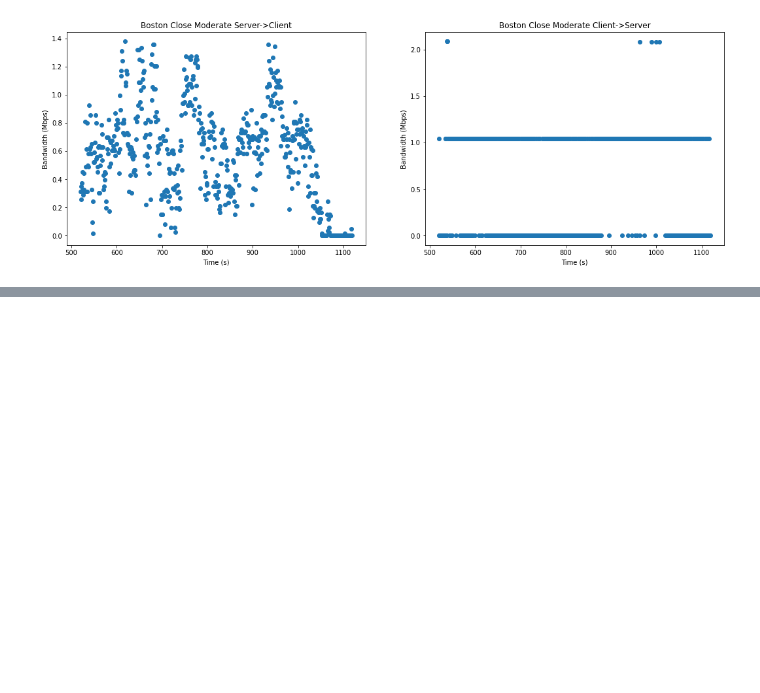
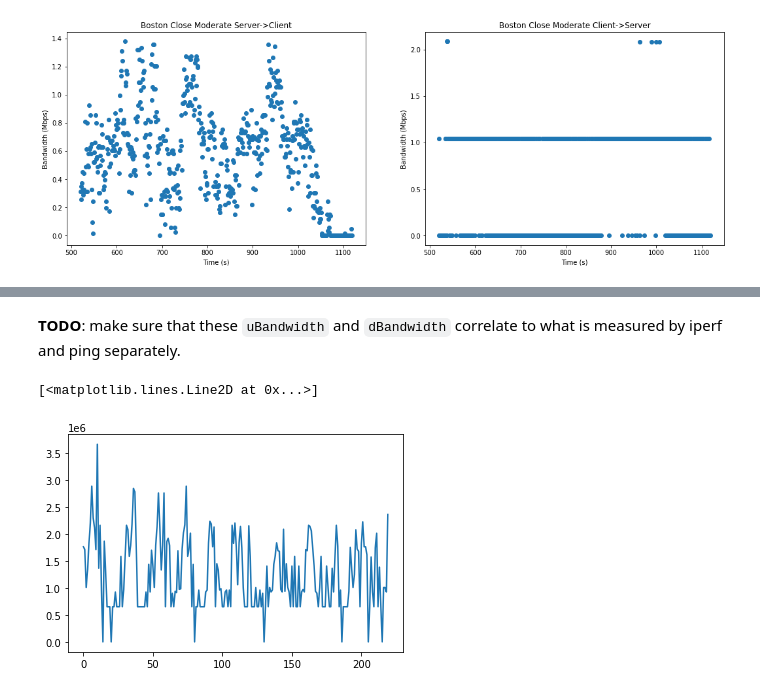
Before and after one commit to nislab/gensync, a Jupyter notebook: run/analysis.ipynb, the cells around one changed output, grey strips where cells are left out. Drawn from its saved outputs; the diff is of its cells as text; code cells hidden in the pictures; blank space fills up the shorter version.

```diff
--- a/run/analysis.ipynb
+++ b/run/analysis.ipynb
@@ -914,0 +917,3 @@ plot_bdw_mailinglist(b_1033_sc, b_1033_cs, "Boston Close Moderate")
+# %%
+iperf_1026_dbg = ca.parse(get_net_path('debug/gensync_026003316_1026.csv'), summarize=True)
+iperf_1026_dbg
@@ -914,0 +934,7 @@ plot_bdw_mailinglist(b_1033_sc, b_1033_cs, "Boston Close Moderate")
+# %% [markdown]
+**TODO**: make sure that these `uBandwidth` and `dBandwidth` correlate to what is measured by iperf and ping separately.
+# %%
+plt.plot(iperf_1026_dbg['uBandwidth'])
+# %% [output]
+[<matplotlib.lines.Line2D at 0x...>]
+[figure, added]
```
Also changed, not shown: parts of 3 cells of this notebook, 6 other files.
